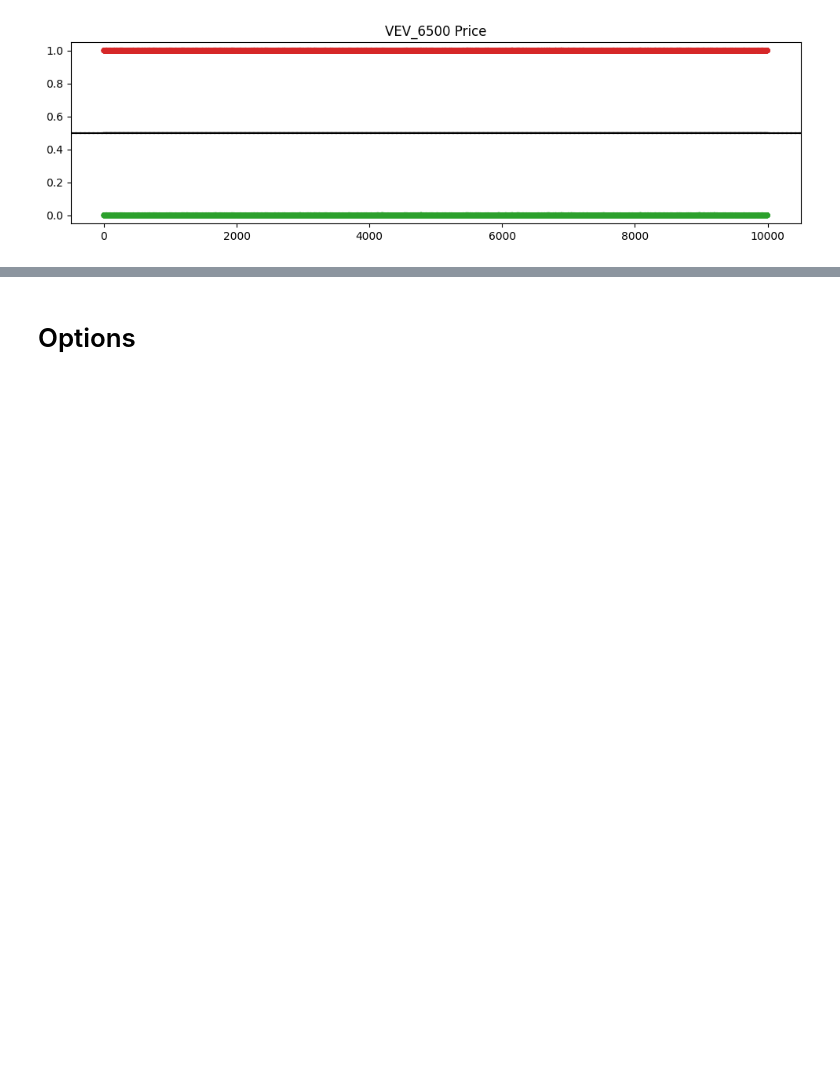
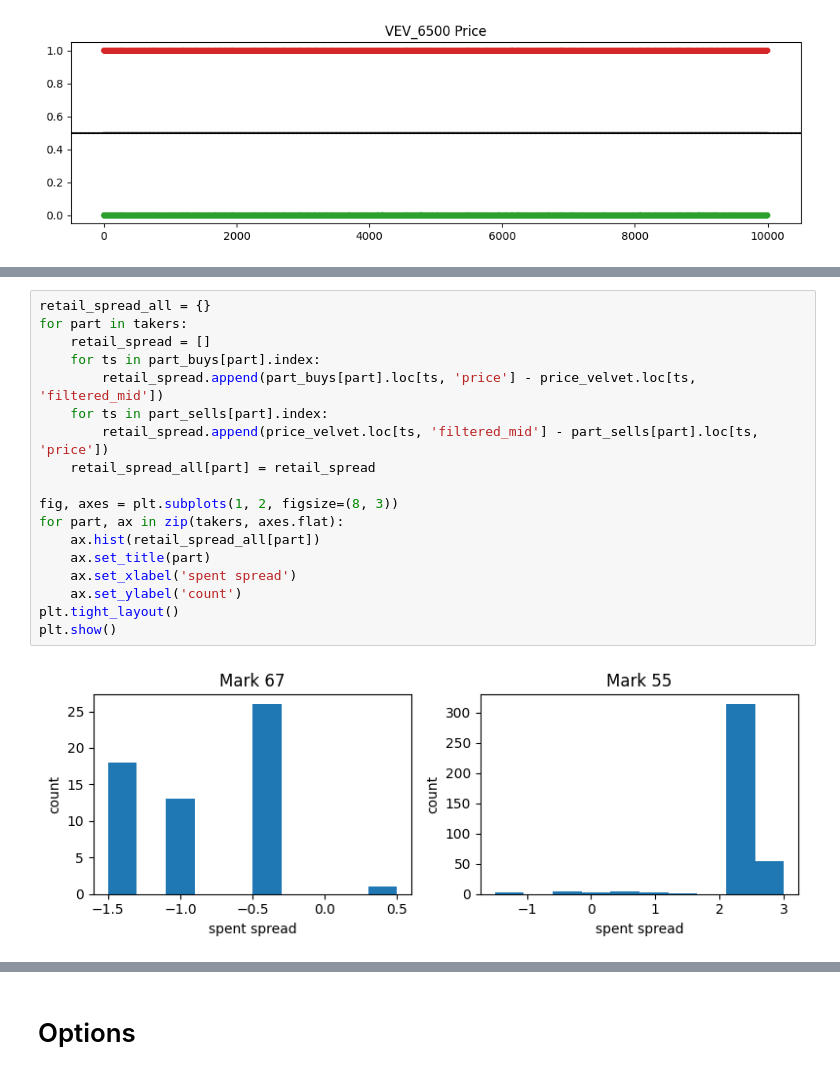
Before and after one commit to aemilani/imc-prosperity-4, a Jupyter notebook: notebooks/algo_4_velvet.ipynb, the cells around one changed output, grey strips where cells are left out. Saved outputs shown, nothing was run; the diff lists cells and outputs as text; blank space fills up the shorter version.

```diff
--- a/notebooks/algo_4_velvet.ipynb
+++ b/notebooks/algo_4_velvet.ipynb
@@ -502,0 +729,20 @@ AR(1) RMSE: 0.010593498596793137
+# %%
+retail_spread_all = {}
+for part in takers:
+    retail_spread = []
+    for ts in part_buys[part].index:
+        retail_spread.append(part_buys[part].loc[ts, 'price'] - price_velvet.loc[ts, 'filtered_mid'])
+    for ts in part_sells[part].index:
+        retail_spread.append(price_velvet.loc[ts, 'filtered_mid'] - part_sells[part].loc[ts, 'price'])
+    retail_spread_all[part] = retail_spread
+
+fig, axes = plt.subplots(1, 2, figsize=(8, 3))
+for part, ax in zip(takers, axes.flat):
+    ax.hist(retail_spread_all[part])
+    ax.set_title(part)
+    ax.set_xlabel('spent spread')
+    ax.set_ylabel('count')
+plt.tight_layout()
+plt.show()
+# %% [output]
+[figure, added]
```
Also changed, not shown: parts of 37 cells of this notebook, 4 other files.
